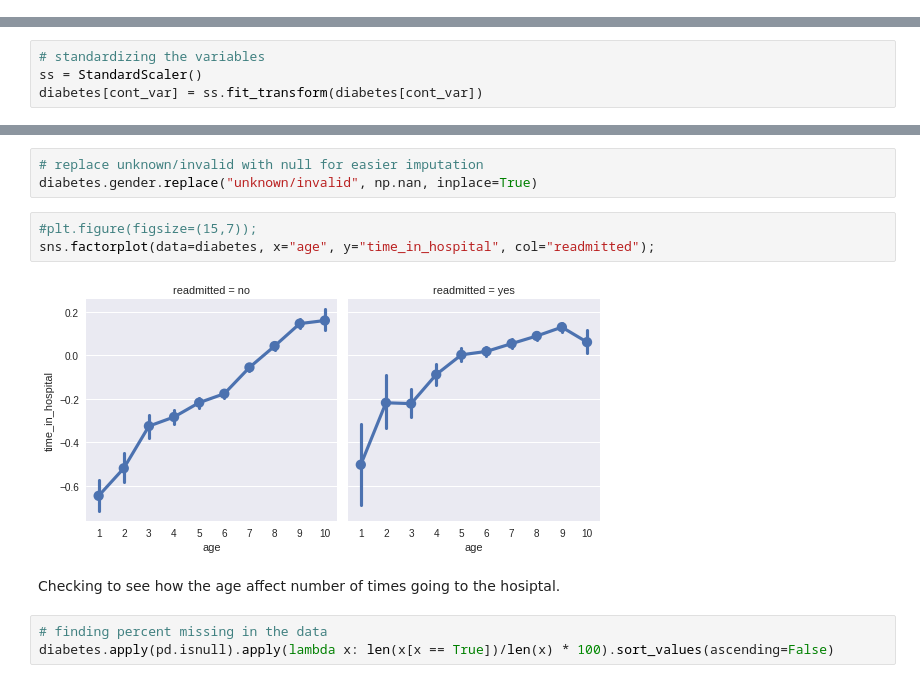
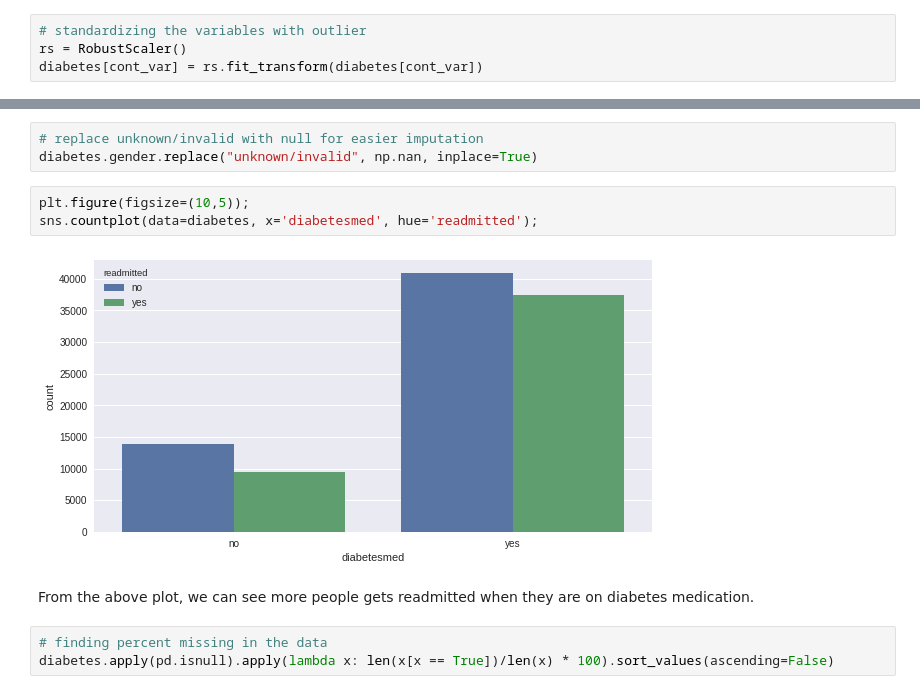
Before and after one commit to YellowRamen/diabetes, a Jupyter notebook: diabetes_analysis.ipynb, the cells around one changed output, grey strips where cells are left out. Cells and saved outputs as stored; diff of their text form.

```diff
--- a/diabetes_analysis.ipynb
+++ b/diabetes_analysis.ipynb
@@ -215 +246,5 @@ Looking at the correlation matrix, we don't see highly correlated variables. The
+# %%
+# standardizing the variables with outlier
+rs = RobustScaler()
+diabetes[cont_var] = rs.fit_transform(diabetes[cont_var])
 # %%
@@ -223,4 +255,0 @@ Looking at the distribution of the continuous variables, we can see that we will
-# %%
-# standardizing the variables
-ss = StandardScaler()
-diabetes[cont_var] = ss.fit_transform(diabetes[cont_var])
@@ -240,12 +263,12 @@ Seeing the gender counts, it might be better to drop the unknown/invalid records
 # replace unknown/invalid with null for easier imputation
 diabetes.gender.replace("unknown/invalid", np.nan, inplace=True)
 # %%
-#plt.figure(figsize=(15,7));
-sns.factorplot(data=diabetes, x="age", y="time_in_hospital", col="readmitted");
+plt.figure(figsize=(10,5));
+sns.countplot(data=diabetes, x='diabetesmed', hue='readmitted');
 # %% [output]
-[figure, old version]
+[figure, new version]
-# %% [markdown]
-Checking to see how the age affect number of times going to the hosiptal.
+# %% [markdown]
+From the above plot, we can see more people gets readmitted when they are on diabetes medication.
 # %%
 # finding percent missing in the data
 diabetes.apply(pd.isnull).apply(lambda x: len(x[x == True])/len(x) * 100).sort_values(ascending=False)
```
Also changed, not shown: parts of 34 cells of this notebook.
